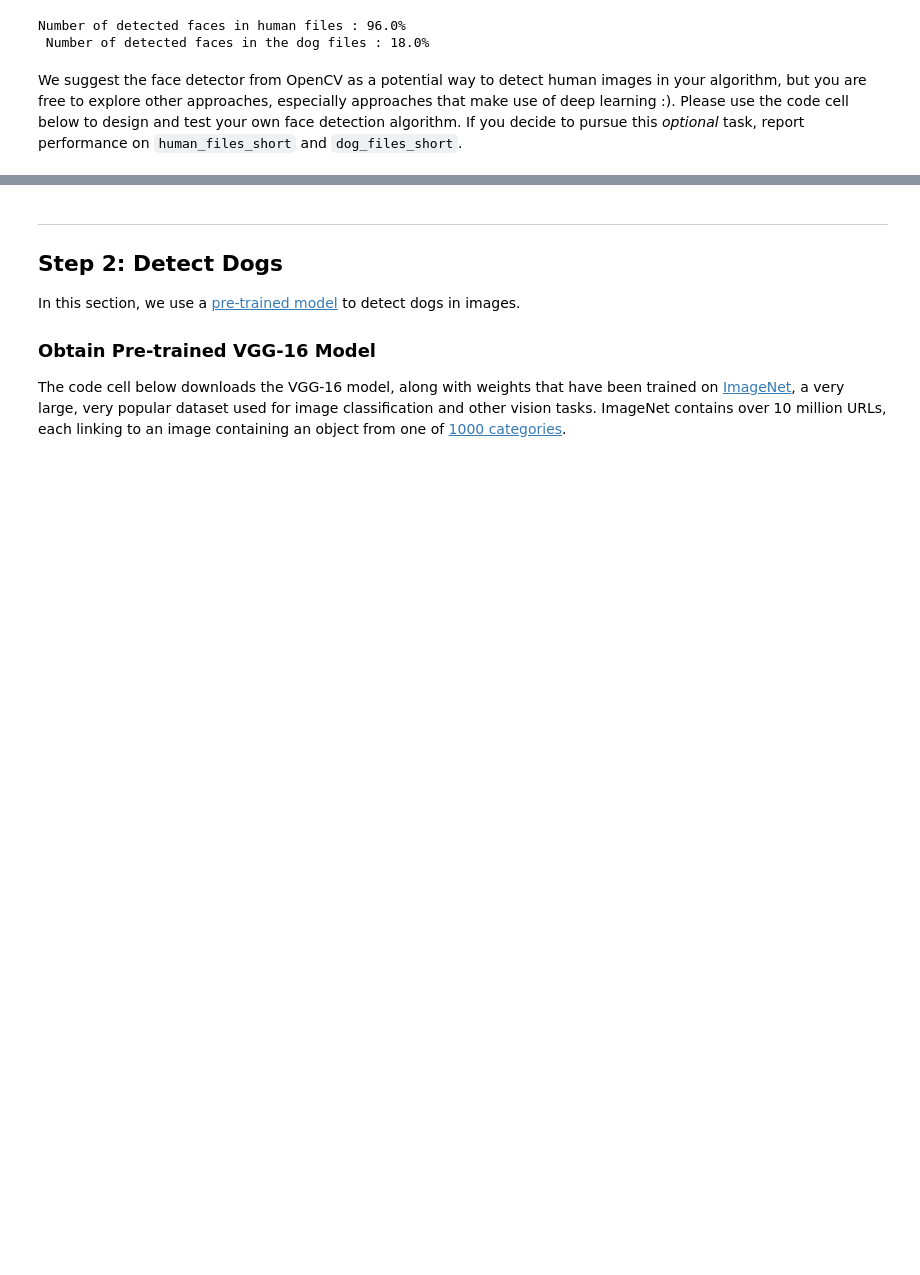
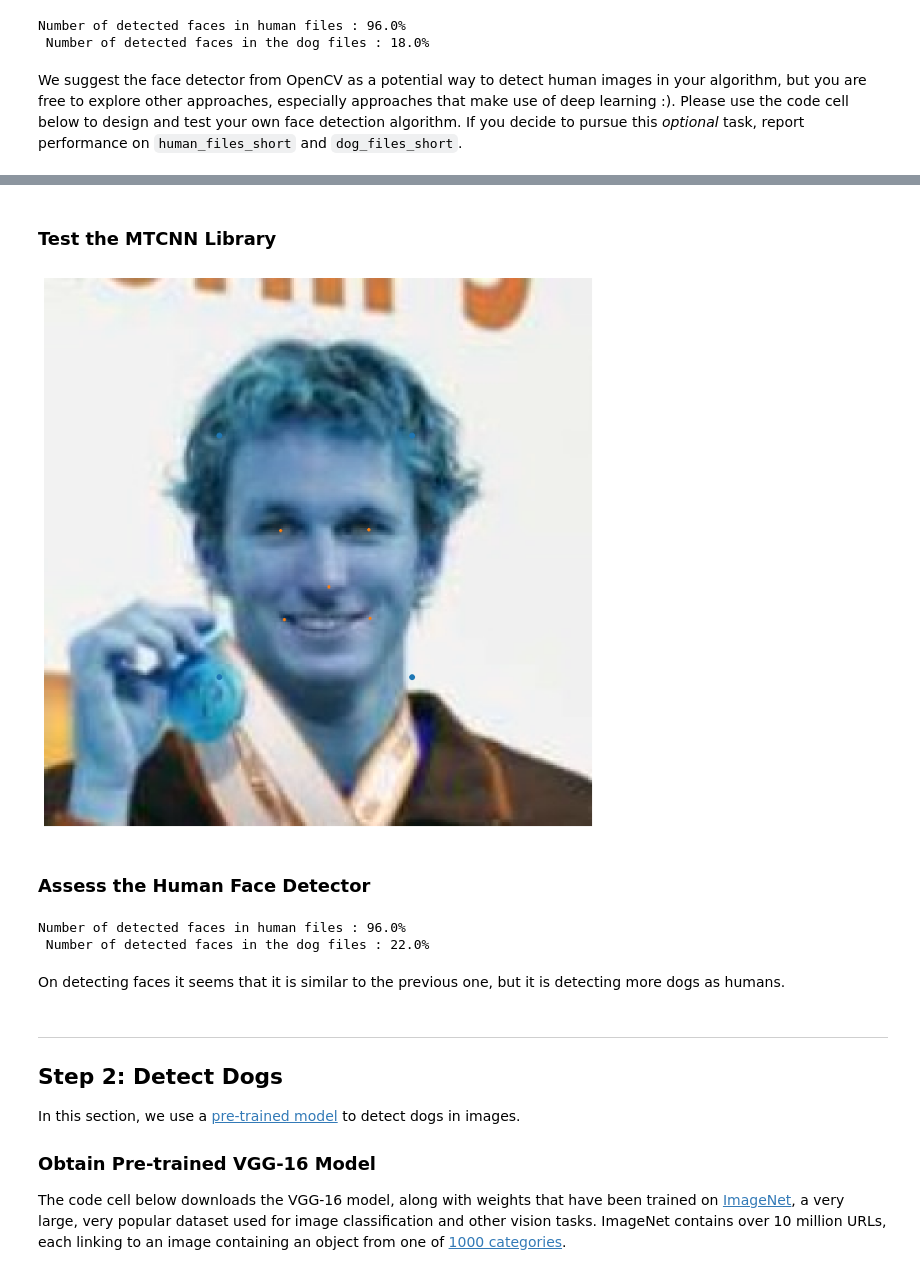
Before and after one commit to gamesMum/project-dog-classification, a Jupyter notebook: dog_app.ipynb, the cells around one changed output, grey strips where cells are left out. Drawn from its saved outputs; the diff is of its cells as text; code cells hidden in the pictures; blank space fills up the shorter version.

```diff
--- a/dog_app.ipynb
+++ b/dog_app.ipynb
@@ -182,2 +183,25 @@ Successfully installed facenet-pytorch-2.2.9
+# %% [markdown]
+### Test the MTCNN Library
 # %%
 from facenet_pytorch import MTCNN, InceptionResnetV1
+# %%
+# create face detector
+mtcnn = MTCNN(keep_all=True)
+
+# load color (BGR) image
+img = cv2.imread(human_files[3])
+
+# Detect face
+boxes, probs, landmarks = mtcnn.detect(img, landmarks=True)
+
+# Visualize
+fig, ax = plt.subplots(figsize=(16, 12))
+ax.imshow(img)
+ax.axis('off')
+
+for box, landmark in zip(boxes, landmarks):
+    ax.scatter(*np.meshgrid(box[[0, 2]], box[[1, 3]]))
+    ax.scatter(landmark[:, 0], landmark[:, 1], s=8)
+fig.show()
+# %% [output]
+[figure, added]
@@ -184,3 +220,34 @@ from facenet_pytorch import MTCNN, InceptionResnetV1
+# %% [markdown]
+###  Assess the Human Face Detector
+# %%
+human_files_short = human_files[:100]
+dog_files_short = dog_files[:100]
+
+#-#-# Do NOT modify the code above this line. #-#-#
+
+## TODO: Test the performance of the face_detector algorithm
+## on the images in human_files_short and dog_files_short.
+human_faces_human_files = 0
+human_faces_dog_files = 0
+for human_img in human_files_short:
+    # check if the face detector is detecting faces in the hyman faces dataset
+    if(face_detector_mtcnn(human_img)):
+        human_faces_human_files += 1
+
+for dog_img in dog_files_short:
+    # if it is not detecting faces in the dog images, then we are good to go
+    if(face_detector_mtcnn(dog_img)):
+        human_faces_dog_files += 1
+
+
+print("Number of detected faces in human files : {}% \n Number of detected faces in the dog files : {}%".format(
+                                                                    (human_faces_human_files/len(human_files_short))*100 ,
+                                                                     (human_faces_dog_files/len(dog_files_short))*100))
+# %% [output]
+Number of detected faces in human files : 96.0%
+ Number of detected faces in the dog files : 22.0%
+# %% [markdown]
+On detecting faces it seems that it is similar to the previous one, but it is detecting more dogs as humans.
 # %% [markdown]
 ---
 <a id='step2'></a>
```
Also changed, not shown: parts of 24 cells of this notebook.
